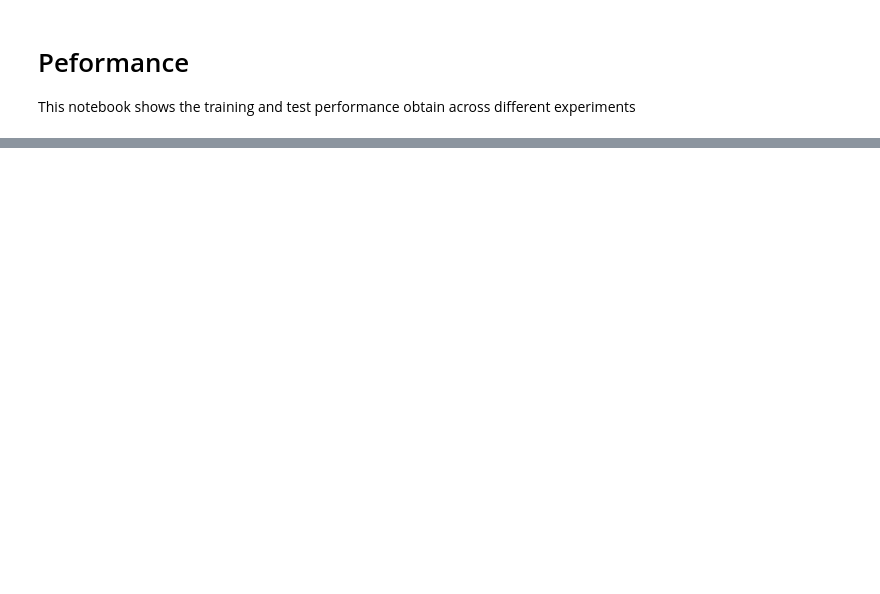
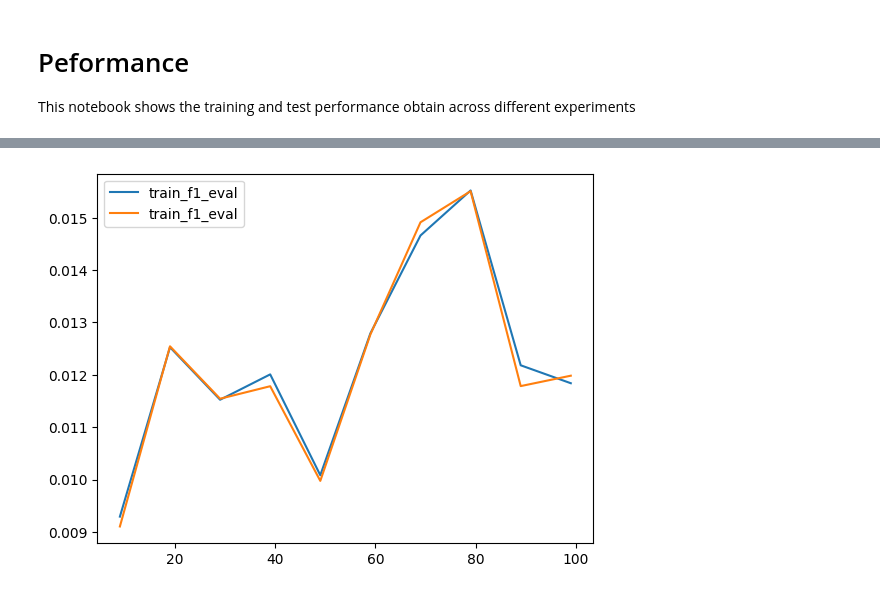
Before and after one commit to JoseFRuiz/audio-classification, a Jupyter notebook: performance.ipynb, the cells around one changed output, grey strips where cells are left out. Drawn from its saved outputs; the diff is of its cells as text; code cells hidden in the pictures; blank space fills up the shorter version.

```diff
--- a/performance.ipynb
+++ b/performance.ipynb
@@ -70,0 +53,4 @@ plt.legend()
+# %%
+plot_df_peformance(df, "train_f1_eval","val_f1")
+# %% [output]
+[figure, added]
```
Also changed, not shown: parts of 8 cells of this notebook.
